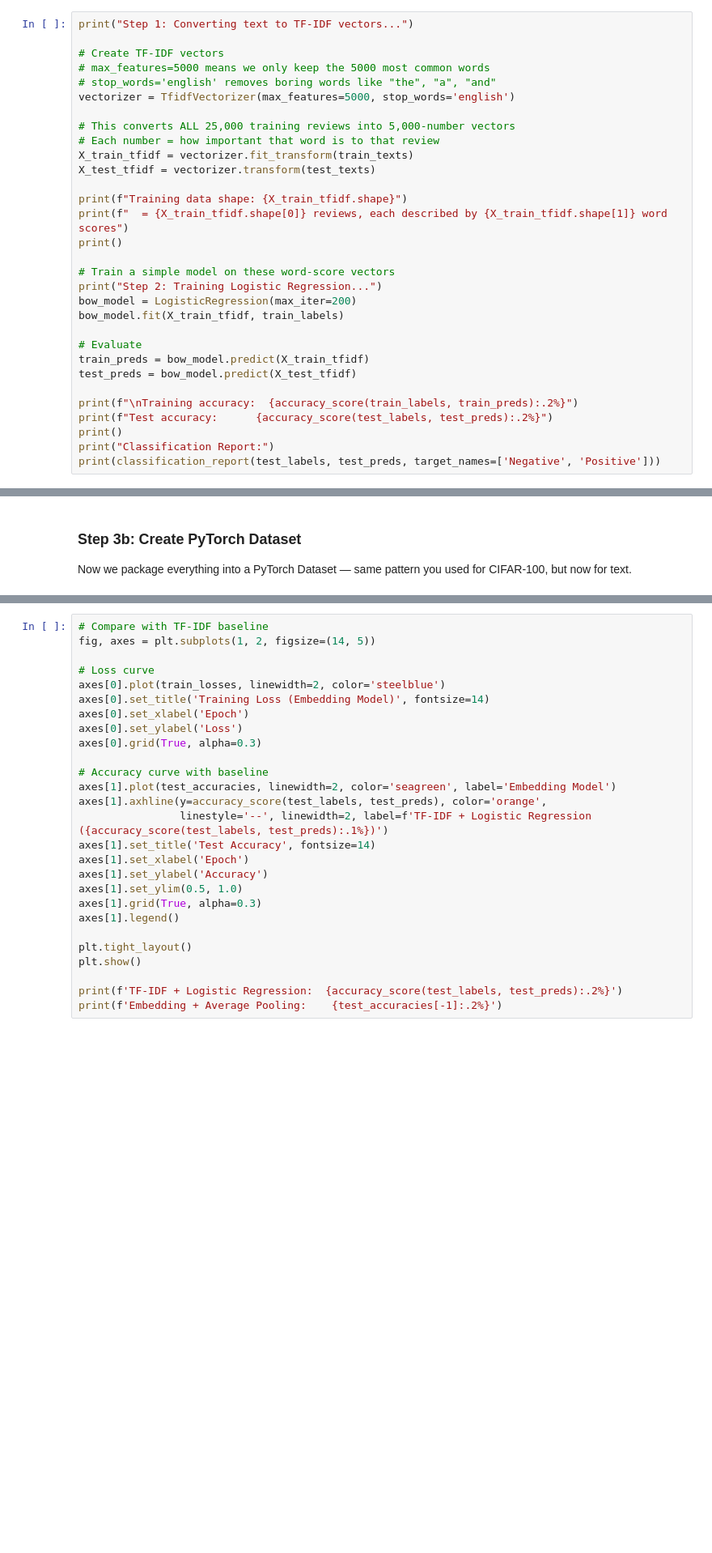
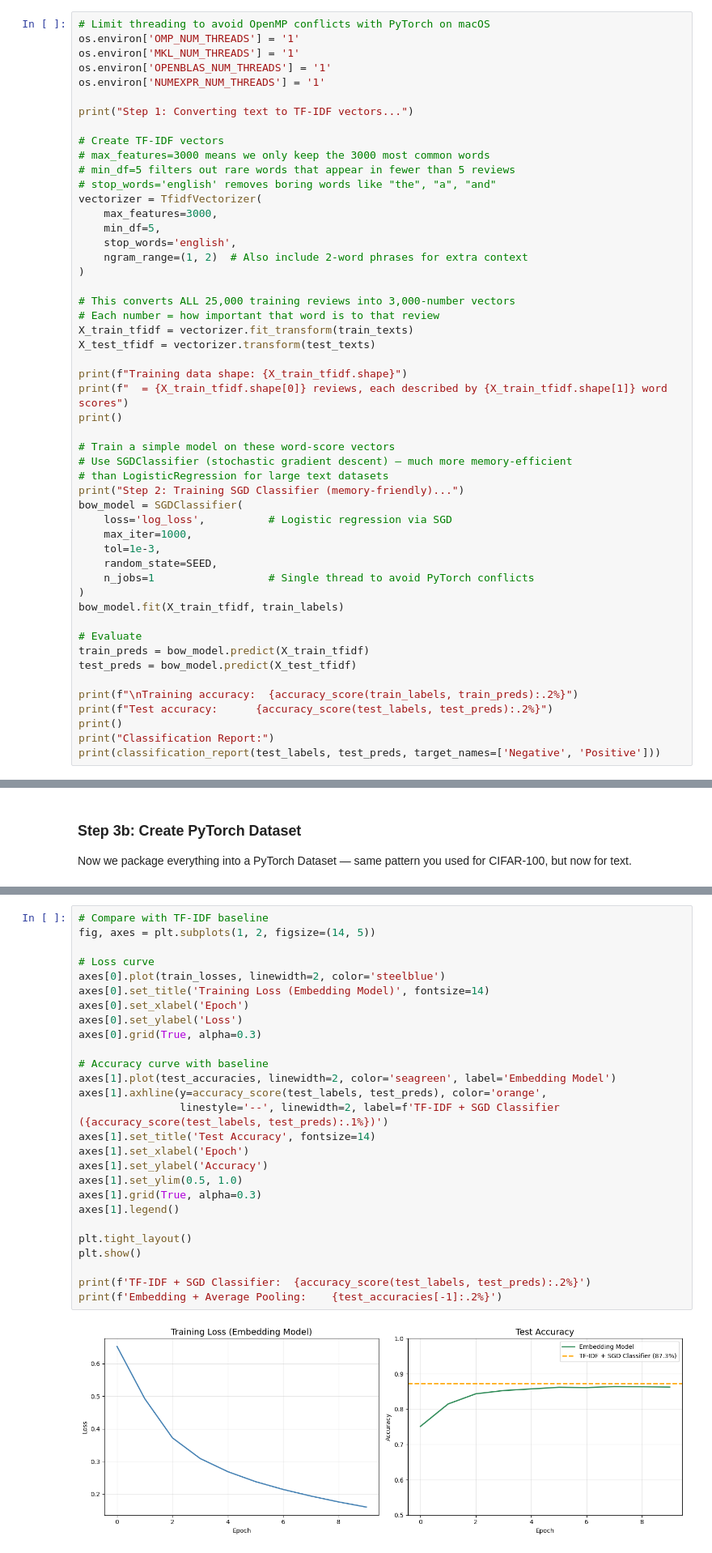
Before and after one commit to zalee49/LocalAi, a Jupyter notebook: notebooks/05_projects/08_imdb_sentiment/imdb_sentiment.ipynb, the cells around one changed output, grey strips where cells are left out. Shown at 81% size. Cells and saved outputs as stored; diff of their text form; blank space fills up the shorter version.

```diff
--- a/notebooks/05_projects/08_imdb_sentiment/imdb_sentiment.ipynb
+++ b/notebooks/05_projects/08_imdb_sentiment/imdb_sentiment.ipynb
@@ -138,14 +165,26 @@ We'll use **TF-IDF** (Term Frequency — Inverse Document Frequency):
 
 Then we train a simple logistic regression model on these word scores. This is the classic "does it work?" baseline.
 # %%
+# Limit threading to avoid OpenMP conflicts with PyTorch on macOS
+os.environ['OMP_NUM_THREADS'] = '1'
+os.environ['MKL_NUM_THREADS'] = '1'
+os.environ['OPENBLAS_NUM_THREADS'] = '1'
+os.environ['NUMEXPR_NUM_THREADS'] = '1'
+
 print("Step 1: Converting text to TF-IDF vectors...")
 
 # Create TF-IDF vectors
-# max_features=5000 means we only keep the 5000 most common words
+# max_features=3000 means we only keep the 3000 most common words
+# min_df=5 filters out rare words that appear in fewer than 5 reviews
 # stop_words='english' removes boring words like "the", "a", "and"
-vectorizer = TfidfVectorizer(max_features=5000, stop_words='english')
+vectorizer = TfidfVectorizer(
+    max_features=3000,
+    min_df=5,
+    stop_words='english',
+    ngram_range=(1, 2)  # Also include 2-word phrases for extra context
+)
 
-# This converts ALL 25,000 training reviews into 5,000-number vectors
+# This converts ALL 25,000 training reviews into 3,000-number vectors
 # Each number = how important that word is to that review
 X_train_tfidf = vectorizer.fit_transform(train_texts)
 X_test_tfidf = vectorizer.transform(test_texts)
@@ -155,8 +194,16 @@ print(f"  = {X_train_tfidf.shape[0]} reviews, each described by {X_train_tfidf.s
 print()
 
 # Train a simple model on these word-score vectors
-print("Step 2: Training Logistic Regression...")
-bow_model = LogisticRegression(max_iter=200)
+# Use SGDClassifier (stochastic gradient descent) — much more memory-efficient
+# than LogisticRegression for large text datasets
+print("Step 2: Training SGD Classifier (memory-friendly)...")
+bow_model = SGDClassifier(
+    loss='log_loss',          # Logistic regression via SGD
+    max_iter=1000,
+    tol=1e-3,
+    random_state=SEED,
+    n_jobs=1                  # Single thread to avoid PyTorch conflicts
+)
 bow_model.fit(X_train_tfidf, train_labels)
 
 # Evaluate
@@ -439,27 +583,29 @@ print(f'\nFinal test accuracy: {test_accuracies[-1]:.2%}')
 # %%
 # Compare with TF-IDF baseline
 fig, axes = plt.subplots(1, 2, figsize=(14, 5))
 
 # Loss curve
 axes[0].plot(train_losses, linewidth=2, color='steelblue')
 axes[0].set_title('Training Loss (Embedding Model)', fontsize=14)
 axes[0].set_xlabel('Epoch')
 axes[0].set_ylabel('Loss')
 axes[0].grid(True, alpha=0.3)
 
 # Accuracy curve with baseline
 axes[1].plot(test_accuracies, linewidth=2, color='seagreen', label='Embedding Model')
 axes[1].axhline(y=accuracy_score(test_labels, test_preds), color='orange',
-                linestyle='--', linewidth=2, label=f'TF-IDF + Logistic Regression ({accuracy_score(test_labels, test_preds):.1%})')
+                linestyle='--', linewidth=2, label=f'TF-IDF + SGD Classifier ({accuracy_score(test_labels, test_preds):.1%})')
 axes[1].set_title('Test Accuracy', fontsize=14)
 axes[1].set_xlabel('Epoch')
 axes[1].set_ylabel('Accuracy')
 axes[1].set_ylim(0.5, 1.0)
 axes[1].grid(True, alpha=0.3)
 axes[1].legend()
 
 plt.tight_layout()
 plt.show()
 
-print(f'TF-IDF + Logistic Regression:  {accuracy_score(test_labels, test_preds):.2%}')
+print(f'TF-IDF + SGD Classifier:  {accuracy_score(test_labels, test_preds):.2%}')
 print(f'Embedding + Average Pooling:    {test_accuracies[-1]:.2%}')
+# %% [output]
+[figure, added]
```
Also changed, not shown: parts of 19 cells of this notebook, 1 other file.
